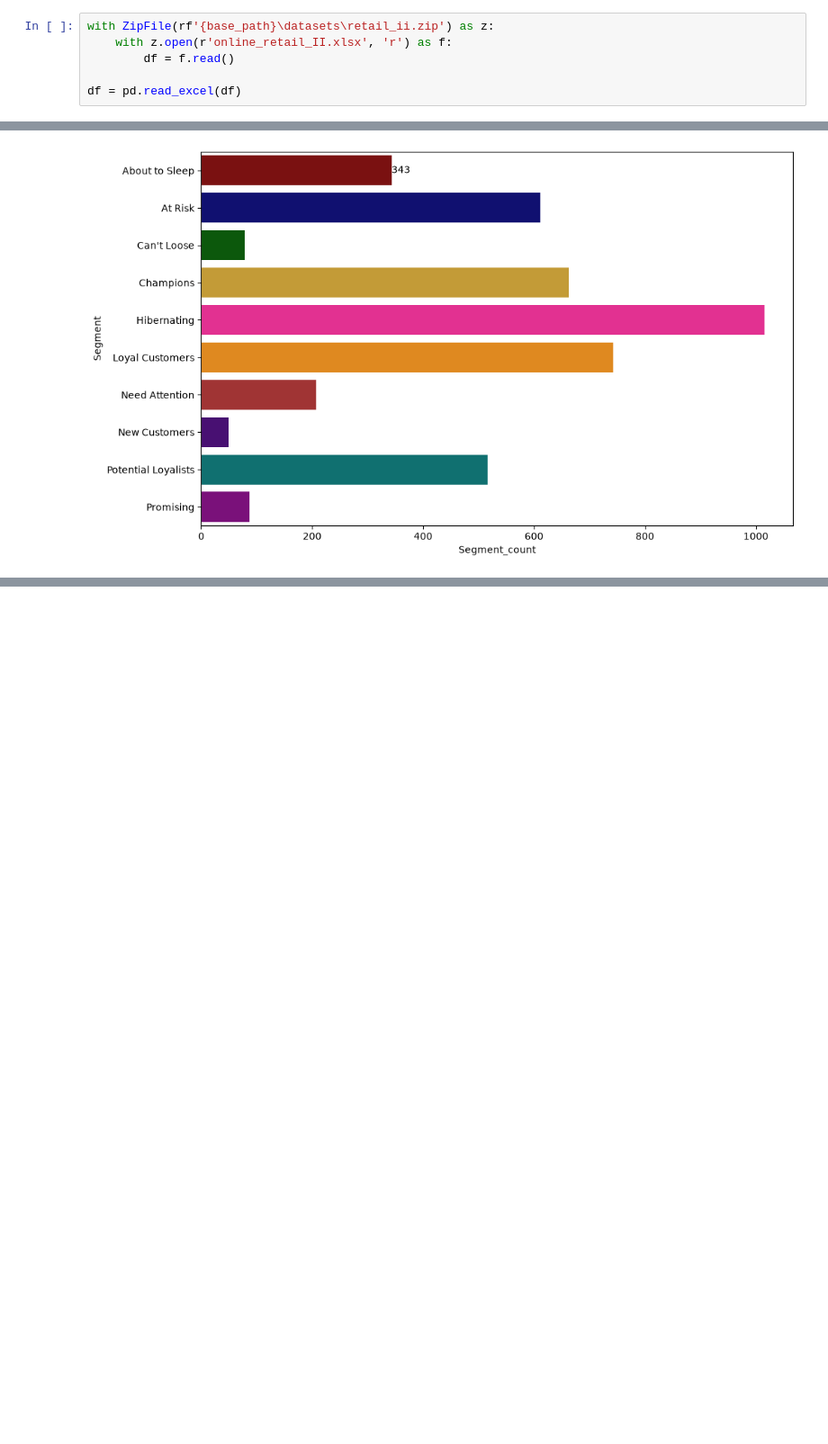
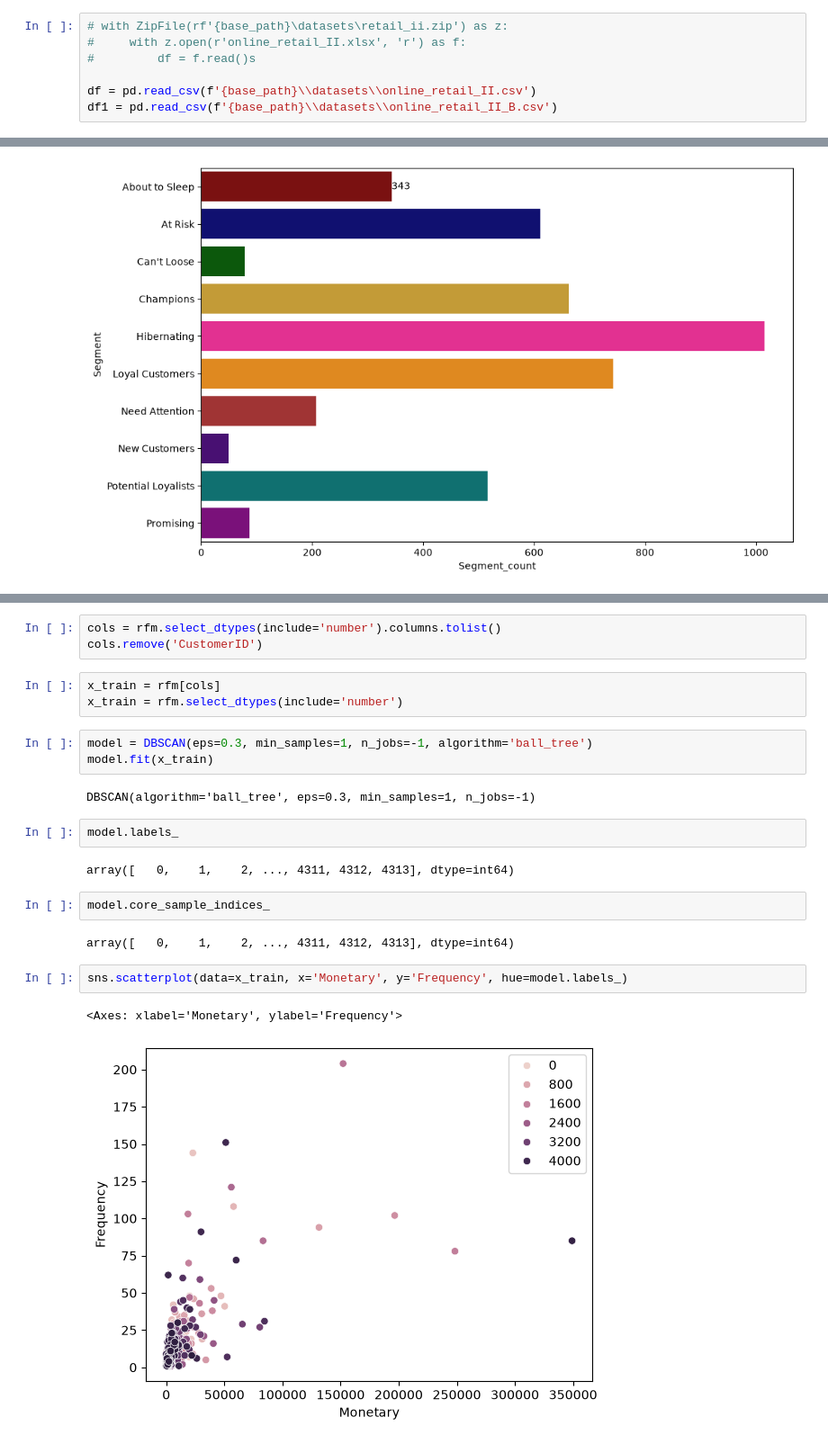
Before and after one commit to Prashant-Kumar-Codes/Business_Inspector, a Jupyter notebook: ml/notebooks/rfm.ipynb, the cells around one changed output, grey strips where cells are left out. Shown at 90% size. Saved outputs shown, nothing was run; the diff lists cells and outputs as text; blank space fills up the shorter version.

```diff
--- a/ml/notebooks/rfm.ipynb
+++ b/ml/notebooks/rfm.ipynb
@@ -55,9 +58,10 @@ base_path = os.path.dirname(os.getcwd())
 # %%
-with ZipFile(rf'{base_path}\datasets\retail_ii.zip') as z:
-    with z.open(r'online_retail_II.xlsx', 'r') as f:
-        df = f.read()
+# with ZipFile(rf'{base_path}\datasets\retail_ii.zip') as z:
+#     with z.open(r'online_retail_II.xlsx', 'r') as f:
+#         df = f.read()s
 
-df = pd.read_excel(df)
+df = pd.read_csv(f'{base_path}\\datasets\\online_retail_II.csv')
+df1 = pd.read_csv(f'{base_path}\\datasets\\online_retail_II_B.csv')
 # %%
 df.info()
 # %% [output]
@@ -417,0 +447,24 @@ plt.show()
+# %%
+cols = rfm.select_dtypes(include='number').columns.tolist()
+cols.remove('CustomerID')
+# %%
+x_train = rfm[cols]
+x_train = rfm.select_dtypes(include='number')
+# %%
+model = DBSCAN(eps=0.3, min_samples=1, n_jobs=-1, algorithm='ball_tree')
+model.fit(x_train)
+# %% [output]
+DBSCAN(algorithm='ball_tree', eps=0.3, min_samples=1, n_jobs=-1)
+# %%
+model.labels_
+# %% [output]
+array([   0,    1,    2, ..., 4311, 4312, 4313], dtype=int64)
+# %%
+model.core_sample_indices_
+# %% [output]
+array([   0,    1,    2, ..., 4311, 4312, 4313], dtype=int64)
+# %%
+sns.scatterplot(data=x_train, x='Monetary', y='Frequency', hue=model.labels_)
+# %% [output]
+<Axes: xlabel='Monetary', ylabel='Frequency'>
+[figure, added]
```
Also changed, not shown: parts of 10 cells of this notebook, 8 other files.
